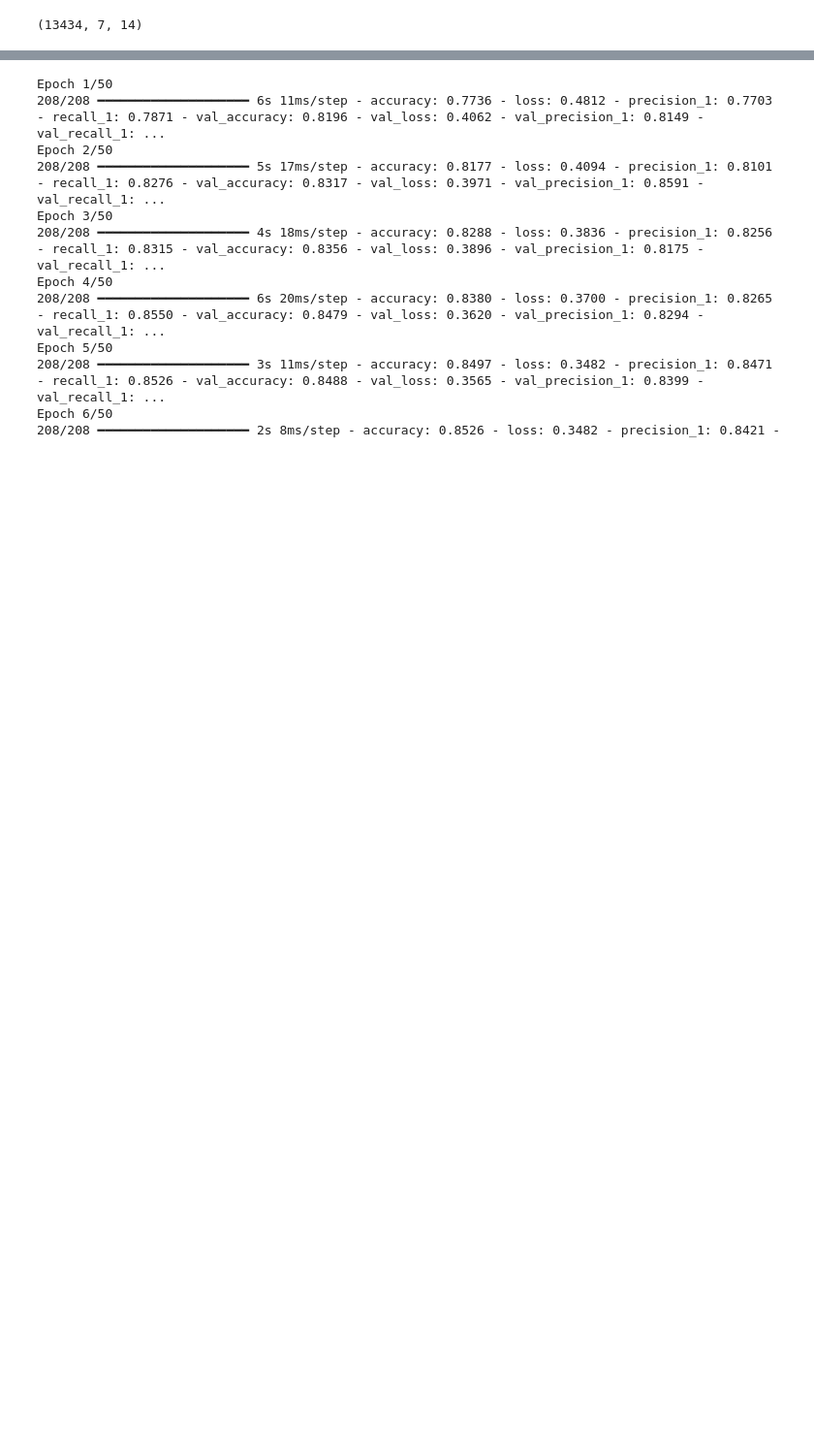
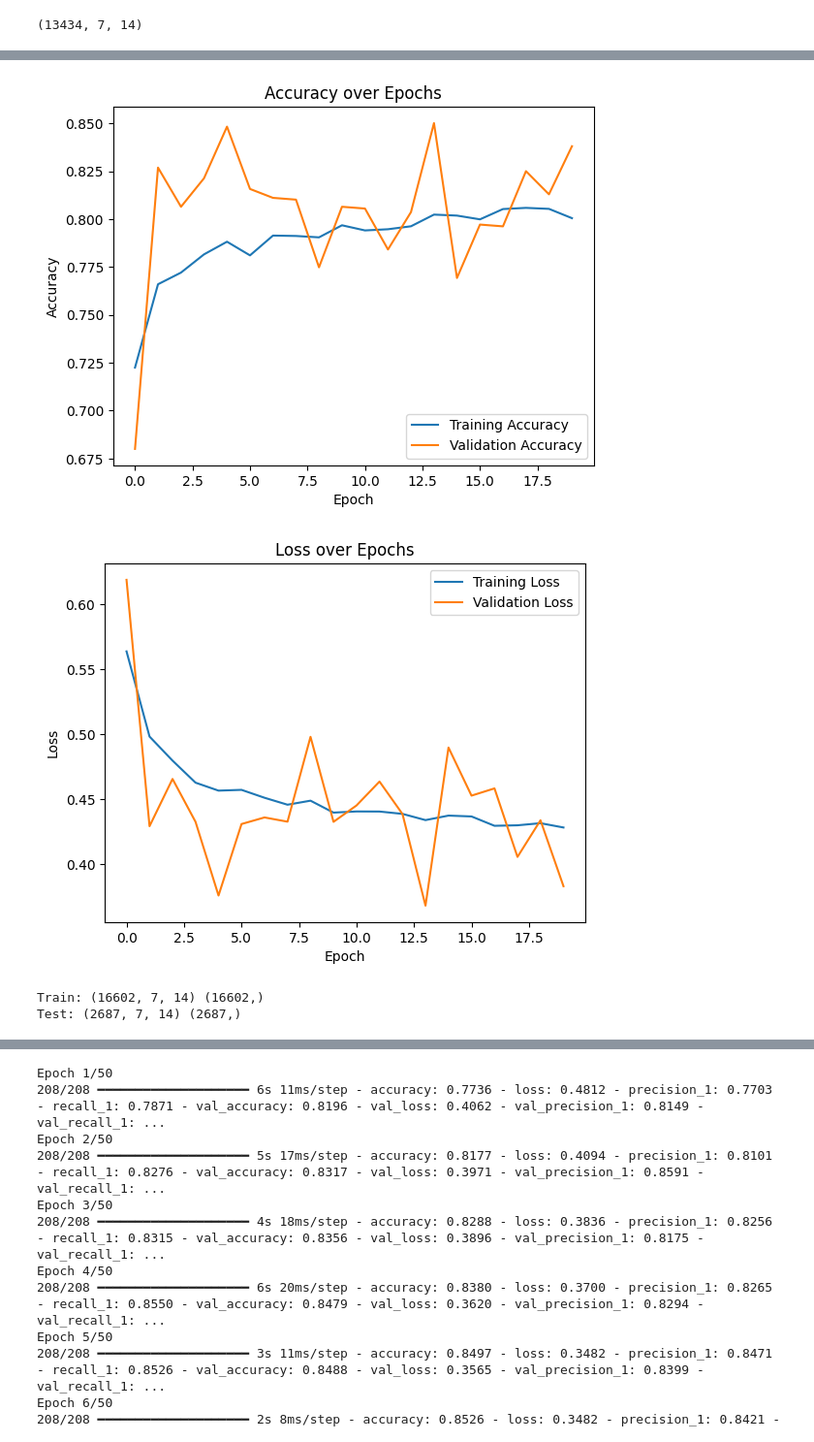
Before and after one commit to Shelly10-10/flood_prediction, a Jupyter notebook: disaster.ipynb, the cells around one changed output, grey strips where cells are left out. Shown at 97% size. Cells and saved outputs as stored; diff of their text form; code cells hidden in the pictures; blank space fills up the shorter version.

```diff
--- a/disaster.ipynb
+++ b/disaster.ipynb
@@ -393,0 +488,21 @@ X_res, y_res = smote.fit_resample(X_flat, y)
+# %%
+# Accuracy Plot(used to see how good the model is doing during training and how good it is performing during validation(with unseen data))
+plt.plot(history.history['accuracy'], label='Training Accuracy')
+plt.plot(history.history['val_accuracy'], label='Validation Accuracy')
+plt.title('Accuracy over Epochs')
+plt.xlabel('Epoch')
+plt.ylabel('Accuracy')
+plt.legend()
+plt.show()
+
+# Loss Plot(how much error the model had during training compare to the loss it had during validation(lower loss-better performance))
+plt.plot(history.history['loss'], label='Training Loss')
+plt.plot(history.history['val_loss'], label='Validation Loss')
+plt.title('Loss over Epochs')
+plt.xlabel('Epoch')
+plt.ylabel('Loss')
+plt.legend()
+plt.show()
+# %% [output]
+[figure, added]
+[figure, added]
@@ -394 +520,7 @@ X_res, y_res = smote.fit_resample(X_flat, y)
+# %%
+print("Train:", X_res_lstm.shape, y_res.shape)
+print("Test:", X_test_lstm.shape, y_test.shape)
+# %% [output]
+Train: (16602, 7, 14) (16602,)
+Test: (2687, 7, 14) (2687,)
 # %%
```
Also changed, not shown: parts of 14 cells of this notebook.
